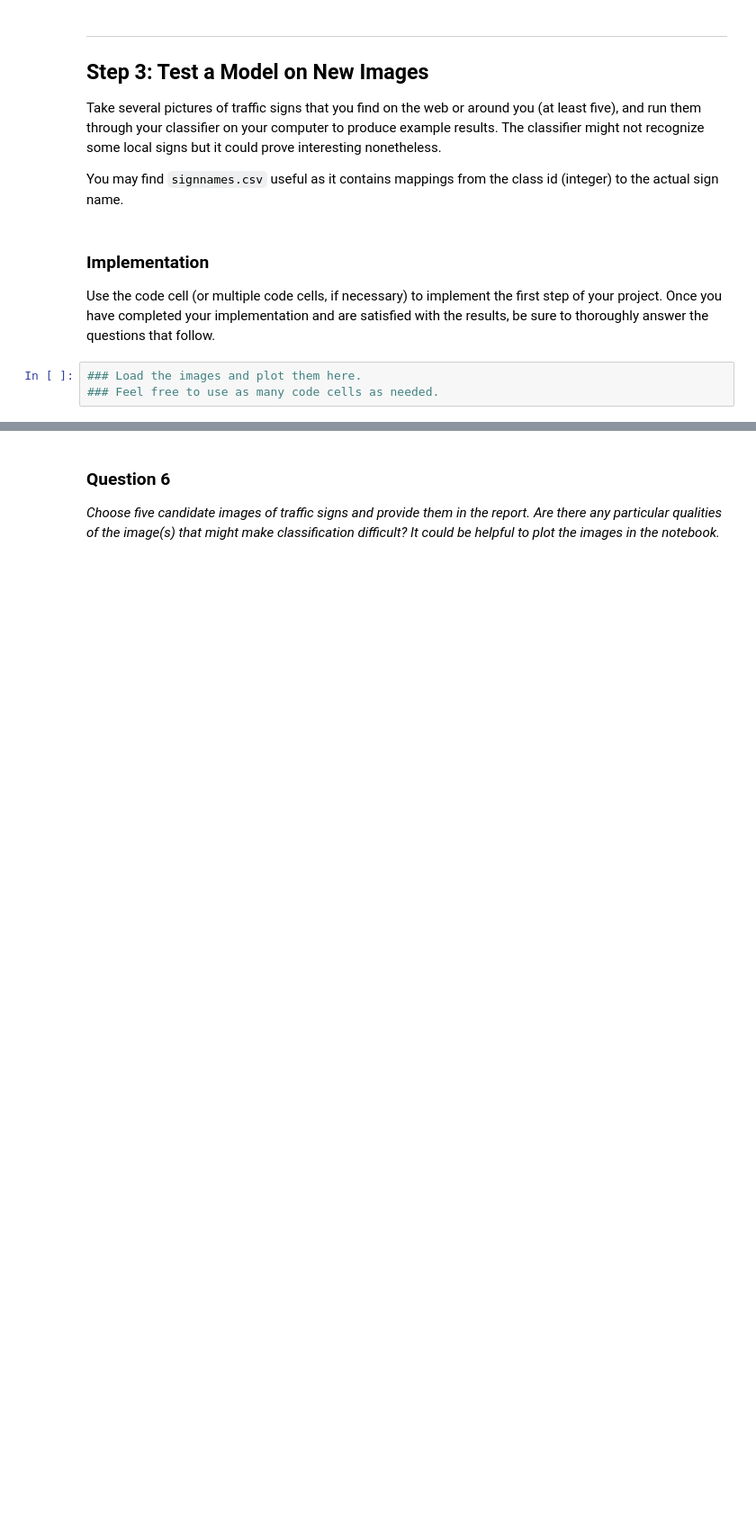
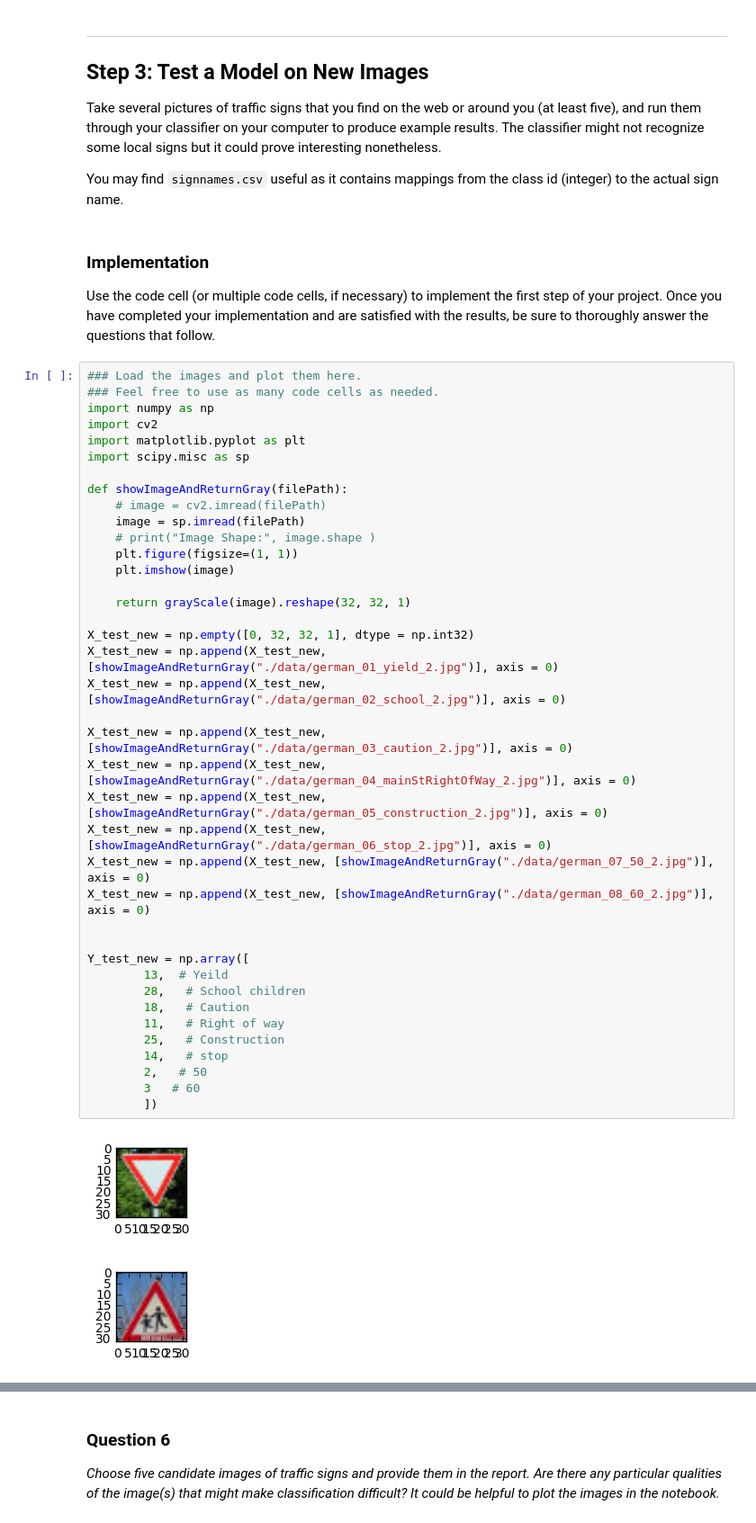
Before and after one commit to gmpatil/sdcnd, a Jupyter notebook: p02_trafficSign/Traffic_Sign_Classifier.ipynb, the cells around one changed output, grey strips where cells are left out. Shown at 90% size. Cells and saved outputs as stored; diff of their text form; blank space fills up the shorter version.

```diff
--- a/p02_trafficSign/Traffic_Sign_Classifier.ipynb
+++ b/p02_trafficSign/Traffic_Sign_Classifier.ipynb
@@ -591,6 +555,45 @@ You may find `signnames.csv` useful as it contains mappings from the class id (i
 ### Implementation
 
 Use the code cell (or multiple code cells, if necessary) to implement the first step of your project. Once you have completed your implementation and are satisfied with the results, be sure to thoroughly answer the questions that follow.
-# %%
-### Load the images and plot them here.
-### Feel free to use as many code cells as needed.
+# %%
+### Load the images and plot them here.
+### Feel free to use as many code cells as needed.
+import numpy as np
+import cv2
+import matplotlib.pyplot as plt
+import scipy.misc as sp
+
+def showImageAndReturnGray(filePath):
+    # image = cv2.imread(filePath)
+    image = sp.imread(filePath)
+    # print("Image Shape:", image.shape )
+    plt.figure(figsize=(1, 1))
+    plt.imshow(image)
+
+    return grayScale(image).reshape(32, 32, 1)
+
+X_test_new = np.empty([0, 32, 32, 1], dtype = np.int32)
+X_test_new = np.append(X_test_new, [showImageAndReturnGray("./data/german_01_yield_2.jpg")], axis = 0)
+X_test_new = np.append(X_test_new, [showImageAndReturnGray("./data/german_02_school_2.jpg")], axis = 0)
+
+X_test_new = np.append(X_test_new, [showImageAndReturnGray("./data/german_03_caution_2.jpg")], axis = 0)
+X_test_new = np.append(X_test_new, [showImageAndReturnGray("./data/german_04_mainStRightOfWay_2.jpg")], axis = 0)
+X_test_new = np.append(X_test_new, [showImageAndReturnGray("./data/german_05_construction_2.jpg")], axis = 0)
+X_test_new = np.append(X_test_new, [showImageAndReturnGray("./data/german_06_stop_2.jpg")], axis = 0)
+X_test_new = np.append(X_test_new, [showImageAndReturnGray("./data/german_07_50_2.jpg")], axis = 0)
+X_test_new = np.append(X_test_new, [showImageAndReturnGray("./data/german_08_60_2.jpg")], axis = 0)
+
+
+Y_test_new = np.array([
+        13,  # Yeild
+        28,   # School children
+        18,   # Caution
+        11,   # Right of way
+        25,   # Construction
+        14,   # stop
+        2,   # 50
+        3   # 60
+        ])
+# %% [output]
+[figure, added]
+[figure, added]
```
Also changed, not shown: parts of 28 cells of this notebook, 1 other file.
